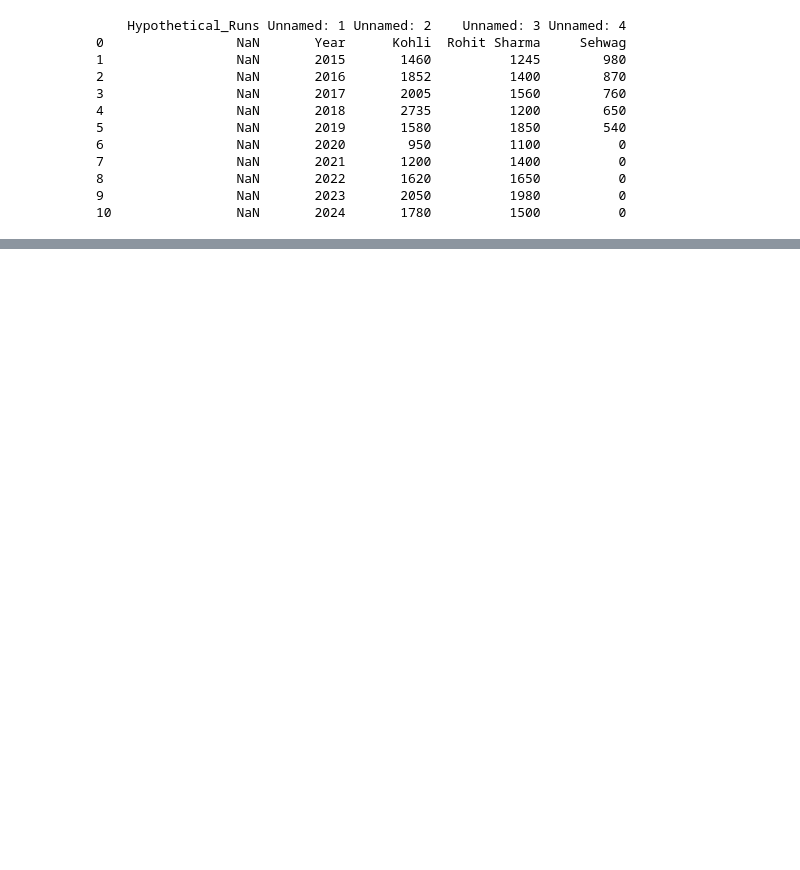
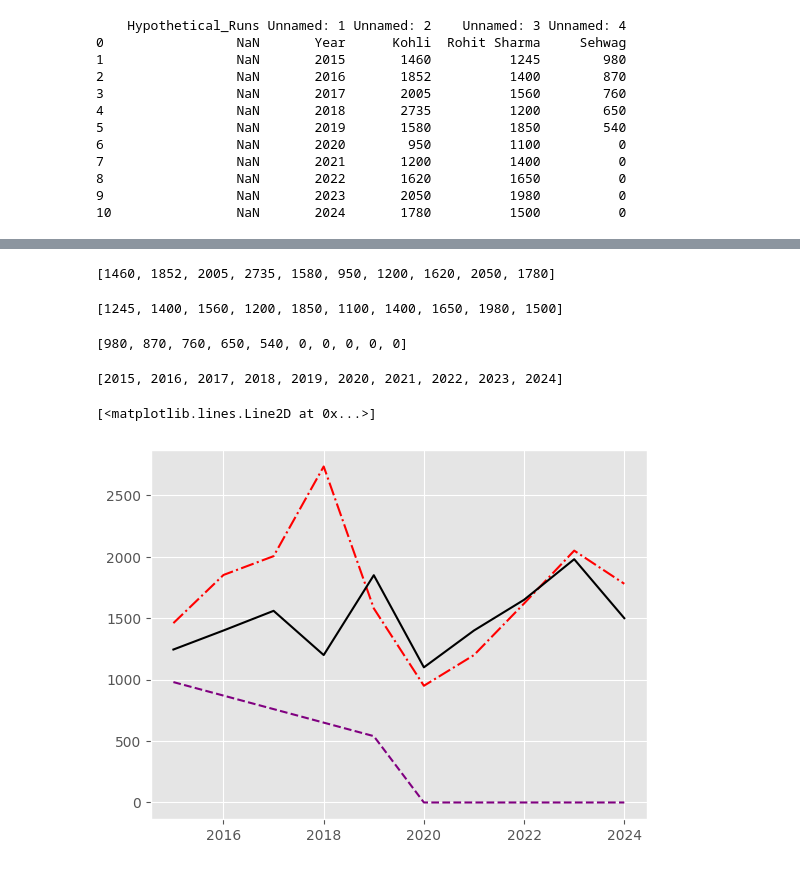
Before and after one commit to krishroy321/coders_of_delhi, a Jupyter notebook: Data Visualization using Matplotlib and Seaborn/PlottingCharts.ipynb, the cells around one changed output, grey strips where cells are left out. Cells and saved outputs as stored; diff of their text form; code cells hidden in the pictures; blank space fills up the shorter version.

```diff
--- a/Data Visualization using Matplotlib and Seaborn/PlottingCharts.ipynb
+++ b/Data Visualization using Matplotlib and Seaborn/PlottingCharts.ipynb
@@ -163,0 +163,20 @@ Error:
+# %%
+kohli_runs = df["Kohli"].tolist()
+kohli_runs
+# %% [output]
+[1460, 1852, 2005, 2735, 1580, 950, 1200, 1620, 2050, 1780]
+# %%
+rohit_runs = df["Rohit Sharma"].tolist()
+rohit_runs
+# %% [output]
+[1245, 1400, 1560, 1200, 1850, 1100, 1400, 1650, 1980, 1500]
+# %%
+Sehwag_runs = df["Sehwag"].tolist()
+Sehwag_runs
+# %% [output]
+[980, 870, 760, 650, 540, 0, 0, 0, 0, 0]
+# %%
+year = df["Year"].tolist()
+year
+# %% [output]
+[2015, 2016, 2017, 2018, 2019, 2020, 2021, 2022, 2023, 2024]
@@ -163,0 +185,7 @@ Error:
+# %%
+plt.plot(year,kohli_runs,color="Red",linestyle="-.")
+plt.plot(year,rohit_runs,color="Black",linestyle="-")
+plt.plot(year,Sehwag_runs,color="Purple",linestyle="--")
+# %% [output]
+[<matplotlib.lines.Line2D at 0x...>]
+[figure, added]
```
Also changed, not shown: parts of 8 cells of this notebook.
